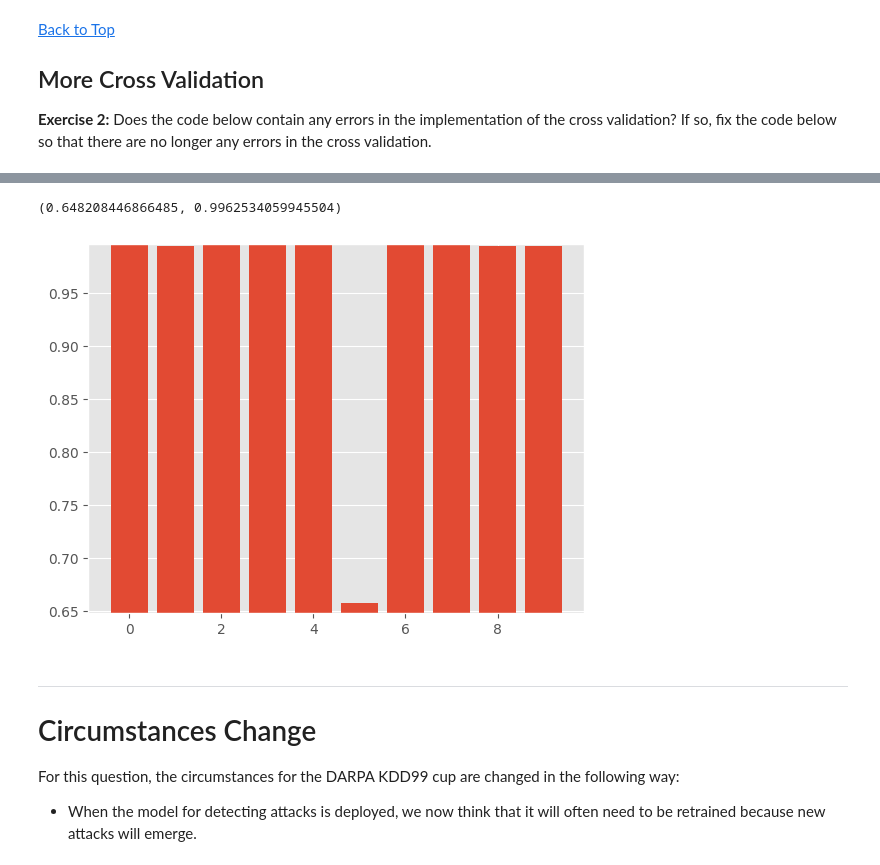
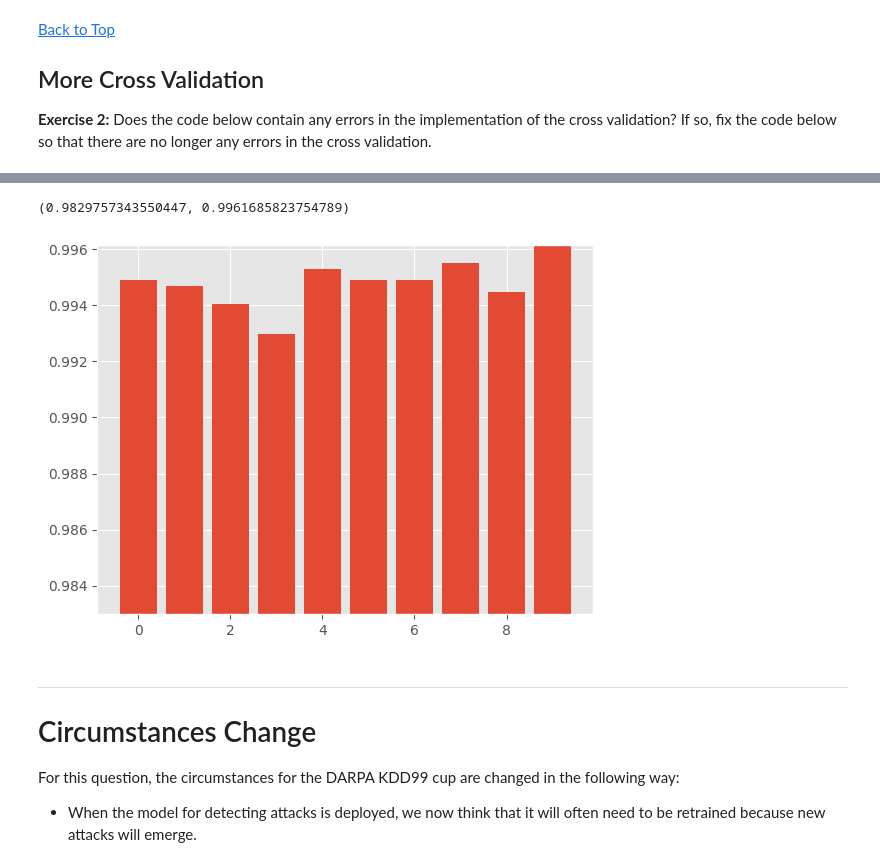
Before and after one commit to calebm00re/S22-ML-flip03, a Jupyter notebook: ICA3_MachineLearning.ipynb, the cells around one changed output, grey strips where cells are left out. Cells and saved outputs as stored; diff of their text form; code cells hidden in the pictures.

```diff
--- a/ICA3_MachineLearning.ipynb
+++ b/ICA3_MachineLearning.ipynb
@@ -217,32 +220,34 @@ ___
 # %%
 from sklearn.decomposition import PCA
 from sklearn.preprocessing import StandardScaler
 from sklearn.pipeline import Pipeline
 
 
 #======If there are errors, fix them below======
 n_components = 1
-pca = PCA(n_components=n_components)
-Xpca = pca.fit_transform(X)
+# pca = PCA(n_components=n_components)
+# Xpca = pca.fit_transform(X)
 
-clf = Pipeline([('scl',StandardScaler()),
+clf = Pipeline([('pca', PCA(n_components=n_components)), # adding pca components to prperly fit
+                ('scl',StandardScaler()),
                 ('clf',LogisticRegression())])
 
 per_fold_eval_criteria = cross_val_score(estimator=clf,
-                                    X=Xpca,
-                                    y=y,
+                                    X=X_train, # adding X train
+                                    y=y_train, # adding y train
                                     cv=cv,
                                     scoring=my_scorer
                                    )
 
 plt.bar(range(len(per_fold_eval_criteria)),per_fold_eval_criteria)
 plt.ylim([min(per_fold_eval_criteria)-0.01,max(per_fold_eval_criteria)])
 
 # =====fixed code======
 # write the fixed code (if needed) below
+# I added it above, like it said to do in the directions at the top...
 # %% [output]
-(0.648208446866485, 0.9962534059945504)
+(0.9829757343550447, 0.9961685823754789)
-[figure, old version]
+[figure, new version]
 # %% [markdown]
 ___
 
```
Also changed, not shown: parts of 4 cells of this notebook.
